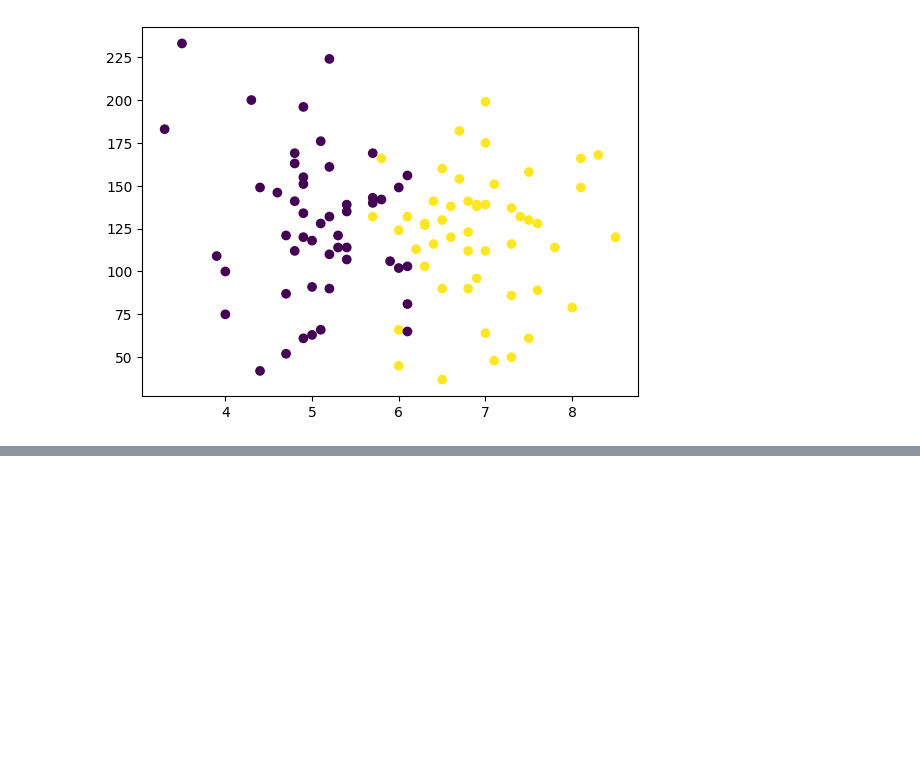
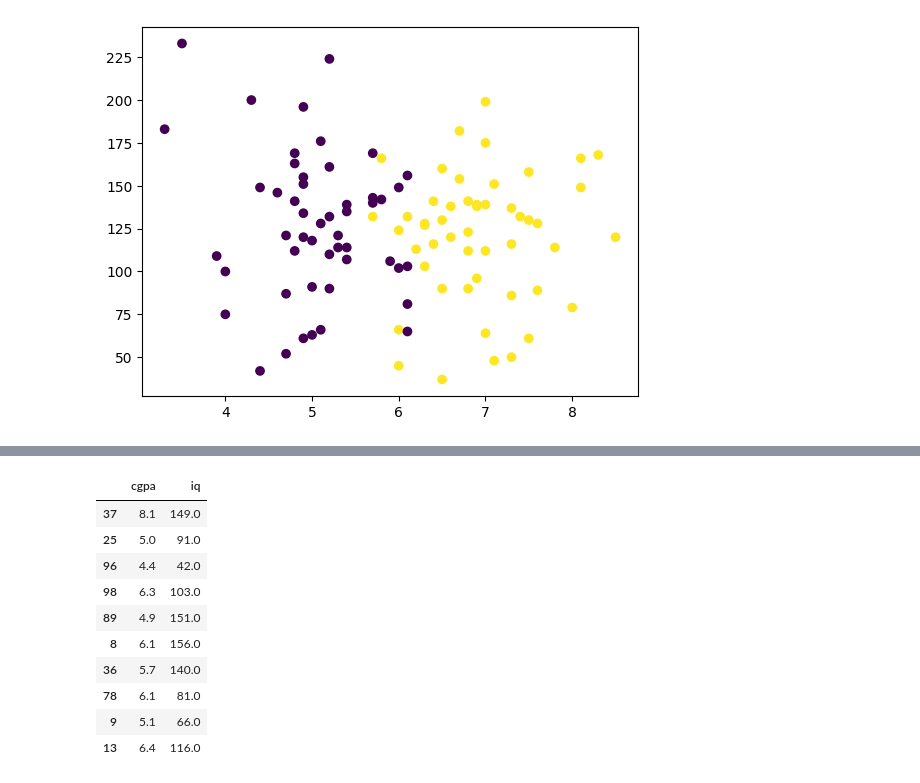
Before and after one commit to AdarshanandIITBHU/Machine-Learning-Intermediate-Learning-self, a Jupyter notebook: end_to_end.ipynb, the cells around one changed output, grey strips where cells are left out. Cells and saved outputs as stored; diff of their text form; code cells hidden in the pictures; blank space fills up the shorter version.

```diff
--- a/end_to_end.ipynb
+++ b/end_to_end.ipynb
@@ -66,0 +138,14 @@ plt.scatter(df['cgpa'],df['iq'],c=df['placement'])
+# %%
+X_test
+# %% [output]
+|  | cgpa | iq |
+| 37 | 8.1 | 149.0 |
+| 25 | 5.0 | 91.0 |
+| 96 | 4.4 | 42.0 |
+| 98 | 6.3 | 103.0 |
+| 89 | 4.9 | 151.0 |
+| 8 | 6.1 | 156.0 |
+| 36 | 5.7 | 140.0 |
+| 78 | 6.1 | 81.0 |
+| 9 | 5.1 | 66.0 |
+| 13 | 6.4 | 116.0 |
```
Also changed, not shown: parts of 19 cells of this notebook.
